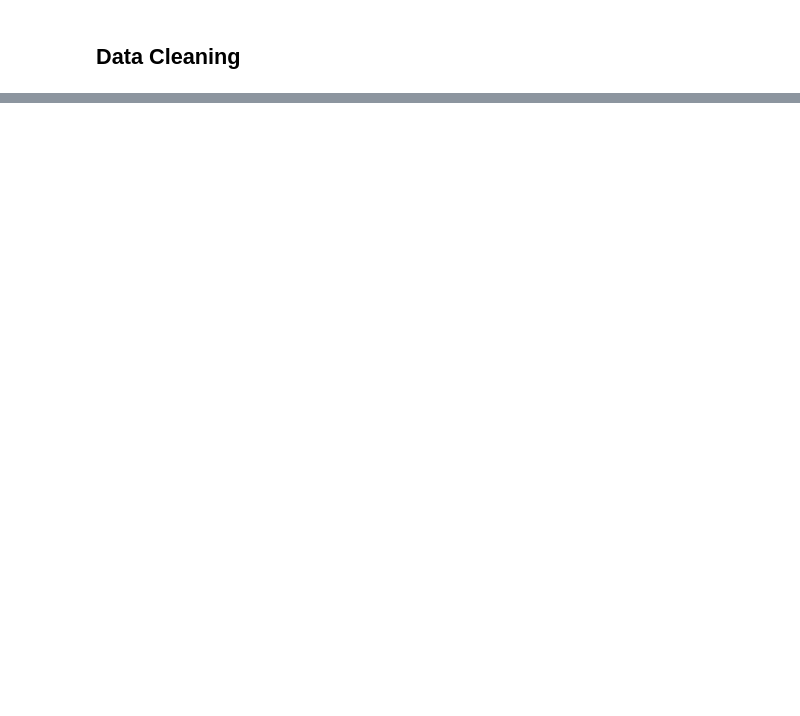
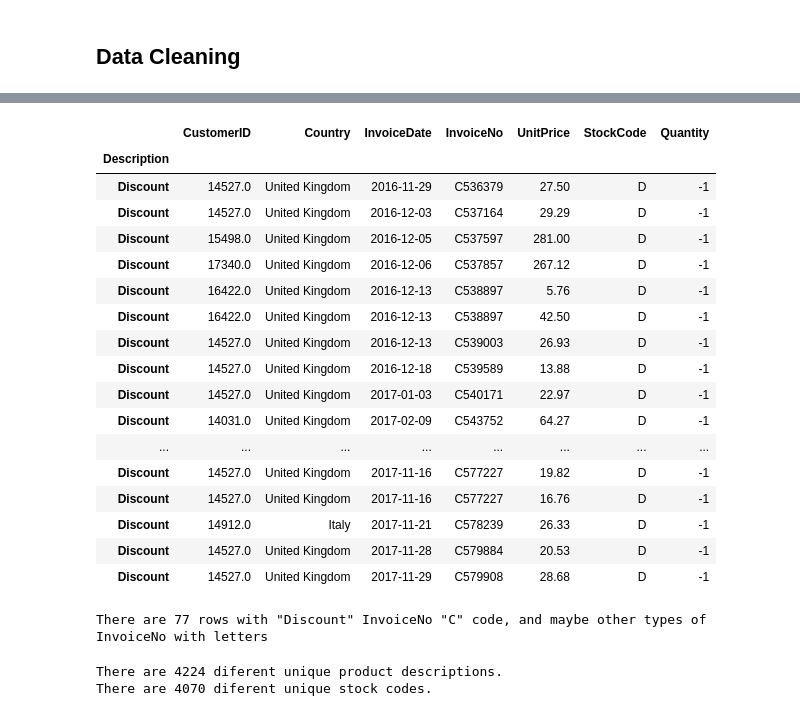
Before and after one commit to felipedmnq/PA05-Insiders-Program, a Jupyter notebook: PA05_initial_NB.ipynb, the cells around one changed output, grey strips where cells are left out. Saved outputs shown, nothing was run; the diff lists cells and outputs as text; code cells hidden in the pictures; blank space fills up the shorter version.

```diff
--- a/PA05_initial_NB.ipynb
+++ b/PA05_initial_NB.ipynb
@@ -147,0 +175,2 @@ df_init_2.head()
+# %%
+df_init_2['InvoiceDate'] = pd.to_datetime(df_init_2['InvoiceDate'])
@@ -147,0 +207,2 @@ df_init_2.head()
+# %%
+df_init_2.set_index('InvoiceNo').loc['C536379']
@@ -147,0 +218,31 @@ df_init_2.head()
+# %%
+df_init_2.set_index('Description').loc['Discount']
+# %% [output]
+|  | CustomerID | Country | InvoiceDate | InvoiceNo | UnitPrice | StockCode | Quantity |
+| Description |  |  |  |  |  |  |  |
+| Discount | 14527.0 | United Kingdom | 2016-11-29 | C536379 | 27.50 | D | -1 |
+| Discount | 14527.0 | United Kingdom | 2016-12-03 | C537164 | 29.29 | D | -1 |
+| Discount | 15498.0 | United Kingdom | 2016-12-05 | C537597 | 281.00 | D | -1 |
+| Discount | 17340.0 | United Kingdom | 2016-12-06 | C537857 | 267.12 | D | -1 |
+| Discount | 16422.0 | United Kingdom | 2016-12-13 | C538897 | 5.76 | D | -1 |
+| Discount | 16422.0 | United Kingdom | 2016-12-13 | C538897 | 42.50 | D | -1 |
+| Discount | 14527.0 | United Kingdom | 2016-12-13 | C539003 | 26.93 | D | -1 |
+| Discount | 14527.0 | United Kingdom | 2016-12-18 | C539589 | 13.88 | D | -1 |
+| Discount | 14527.0 | United Kingdom | 2017-01-03 | C540171 | 22.97 | D | -1 |
+| Discount | 14031.0 | United Kingdom | 2017-02-09 | C543752 | 64.27 | D | -1 |
+| ... | ... | ... | ... | ... | ... | ... | ... |
+| Discount | 14527.0 | United Kingdom | 2017-11-16 | C577227 | 19.82 | D | -1 |
+| Discount | 14527.0 | United Kingdom | 2017-11-16 | C577227 | 16.76 | D | -1 |
+| Discount | 14912.0 | Italy | 2017-11-21 | C578239 | 26.33 | D | -1 |
+| Discount | 14527.0 | United Kingdom | 2017-11-28 | C579884 | 20.53 | D | -1 |
+| Discount | 14527.0 | United Kingdom | 2017-11-29 | C579908 | 28.68 | D | -1 |
+# %%
+print(f'There are {len(df_init_2.set_index("Description").loc["Discount"])} rows with "Discount" InvoiceNo "C" code, and maybe other types of InvoiceNo with letters')
+# %% [output]
+There are 77 rows with "Discount" InvoiceNo "C" code, and maybe other types of InvoiceNo with letters
+# %%
+print(f'There are {len(df_init_2["Description"].unique())} diferent unique products descriptions.')
+print(f'There are {len(df_init_2["StockCode"].unique())} diferent unique stock codes.')
+# %% [output]
+There are 4224 diferent unique product descriptions.
+There are 4070 diferent unique stock codes.
```
Also changed, not shown: parts of 21 cells of this notebook.
